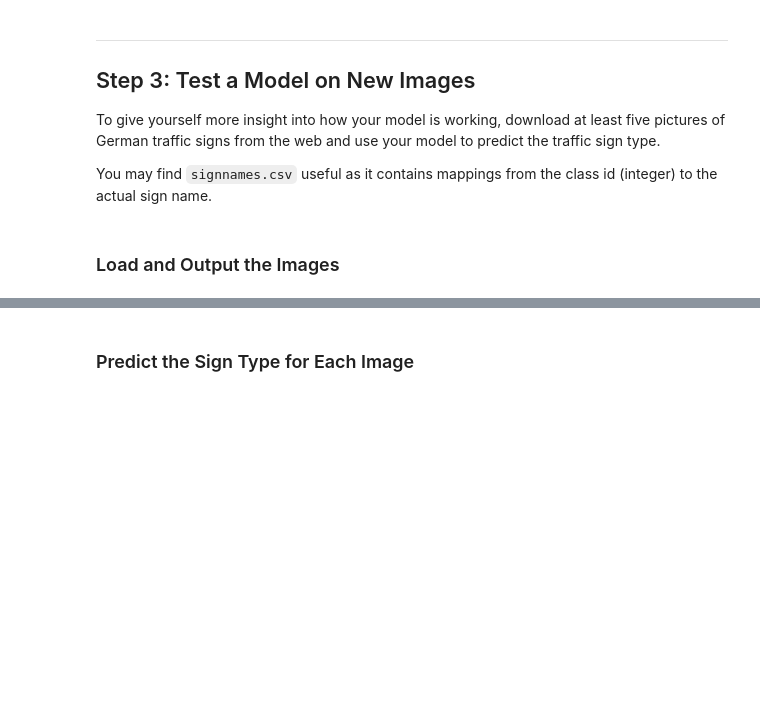
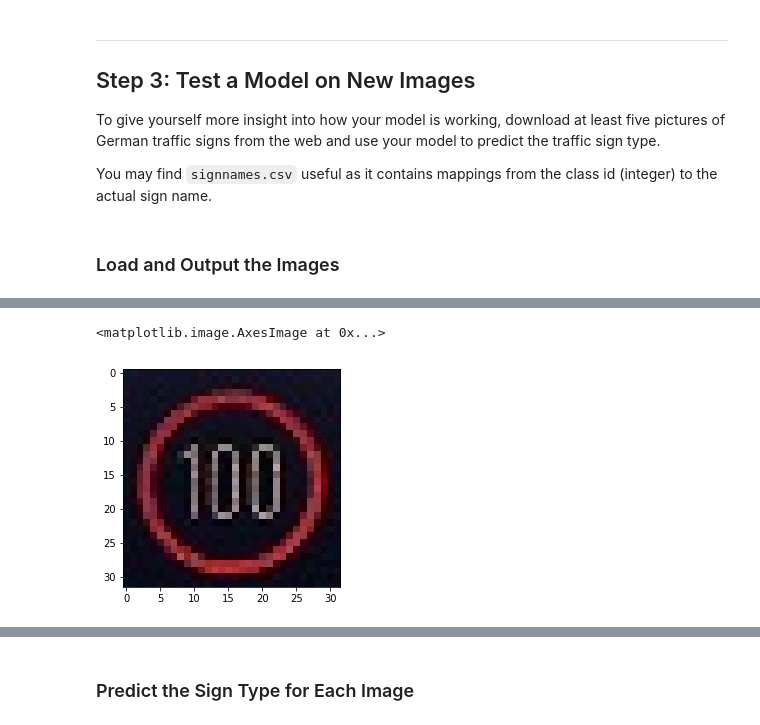
Before and after one commit to baninho/CarND-P2, a Jupyter notebook: Traffic_Sign_Classifier.ipynb, the cells around one changed output, grey strips where cells are left out. Cells and saved outputs as stored; diff of their text form; code cells hidden in the pictures; blank space fills up the shorter version.

```diff
--- a/Traffic_Sign_Classifier.ipynb
+++ b/Traffic_Sign_Classifier.ipynb
@@ -421,0 +481,5 @@ You may find `signnames.csv` useful as it contains mappings from the class id (i
+# %%
+plt.imshow(wvz_100)
+# %% [output]
+<matplotlib.image.AxesImage at 0x...>
+[figure, added]
```
Also changed, not shown: parts of 17 cells of this notebook, 7 other files.
